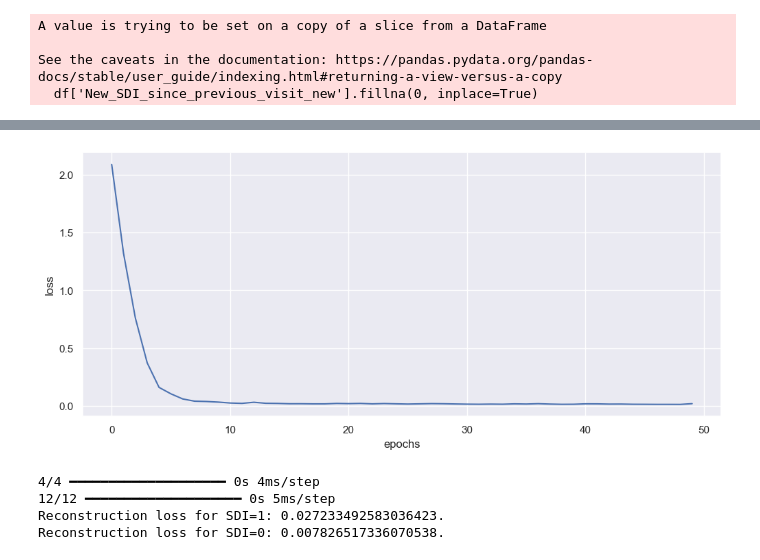
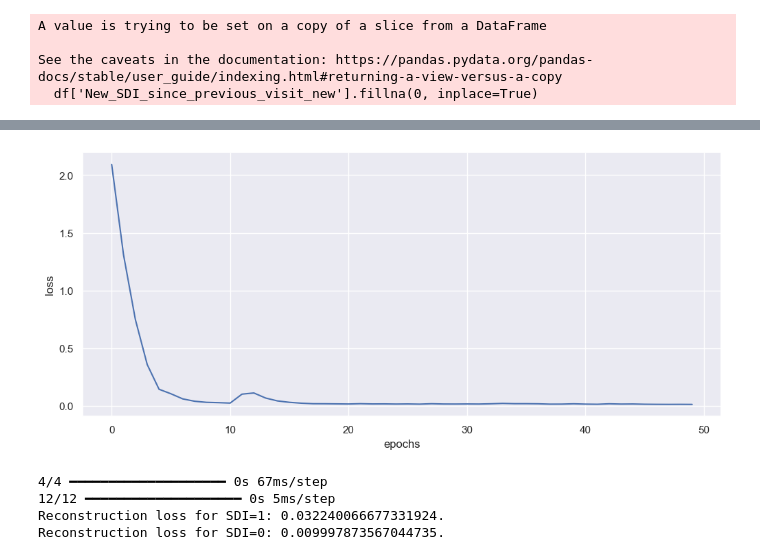
Before and after one commit to isevr/SDI, a Jupyter notebook: cae.ipynb, the cells around one changed output, grey strips where cells are left out. Saved outputs shown, nothing was run; the diff lists cells and outputs as text; code cells hidden in the pictures.

Commit message:
added plots

```diff
--- a/cae.ipynb
+++ b/cae.ipynb
@@ -212,7 +155,7 @@ Model: "sdi0_pred"
 # %%
-sdi0_history = sdi0_pred.fit(sdi_0, sdi_0, epochs=50)
+history = autoencoder.fit(sdi_0, sdi_0, epochs=50)
 plt.figure(figsize=(12, 5))
-plt.plot(sdi0_history.history['loss'])
+plt.plot(history.history['loss'])
 plt.xlabel('epochs')
 plt.ylabel('loss')
 plt.show()
@@ -237,17 +180,17 @@ Epoch 50/50
-[figure, old version]
+[figure, new version]
 # %%
-pred_sdi_1 = sdi0_pred.predict(sdi_1)
-pred_sdi_0 = sdi0_pred.predict(sdi_0)
+pred_sdi_1 = autoencoder.predict(sdi_1)
+pred_sdi_0 = autoencoder.predict(sdi_0)
 
 mse = MeanSquaredError()
 
 print(f'Reconstruction loss for SDI=1: {mse(sdi_1, pred_sdi_1)}.')
 print(f'Reconstruction loss for SDI=0: {mse(sdi_0, pred_sdi_0)}.')
 # %% [output]
-4/4 ━━━━━━━━━━━━━━━━━━━━ 0s 4ms/step
+4/4 ━━━━━━━━━━━━━━━━━━━━ 0s 67ms/step
 12/12 ━━━━━━━━━━━━━━━━━━━━ 0s 5ms/step
-Reconstruction loss for SDI=1: 0.027233492583036423.
-Reconstruction loss for SDI=0: 0.007826517336070538.
+Reconstruction loss for SDI=1: 0.032240066677331924.
+Reconstruction loss for SDI=0: 0.009997873567044735.
 # %%
 gen_df = pd.read_csv('gen_sdi_1.csv')
 gan = np.array(gen_df).reshape(-1,12,24)
```
Also changed, not shown: parts of 16 cells of this notebook.
